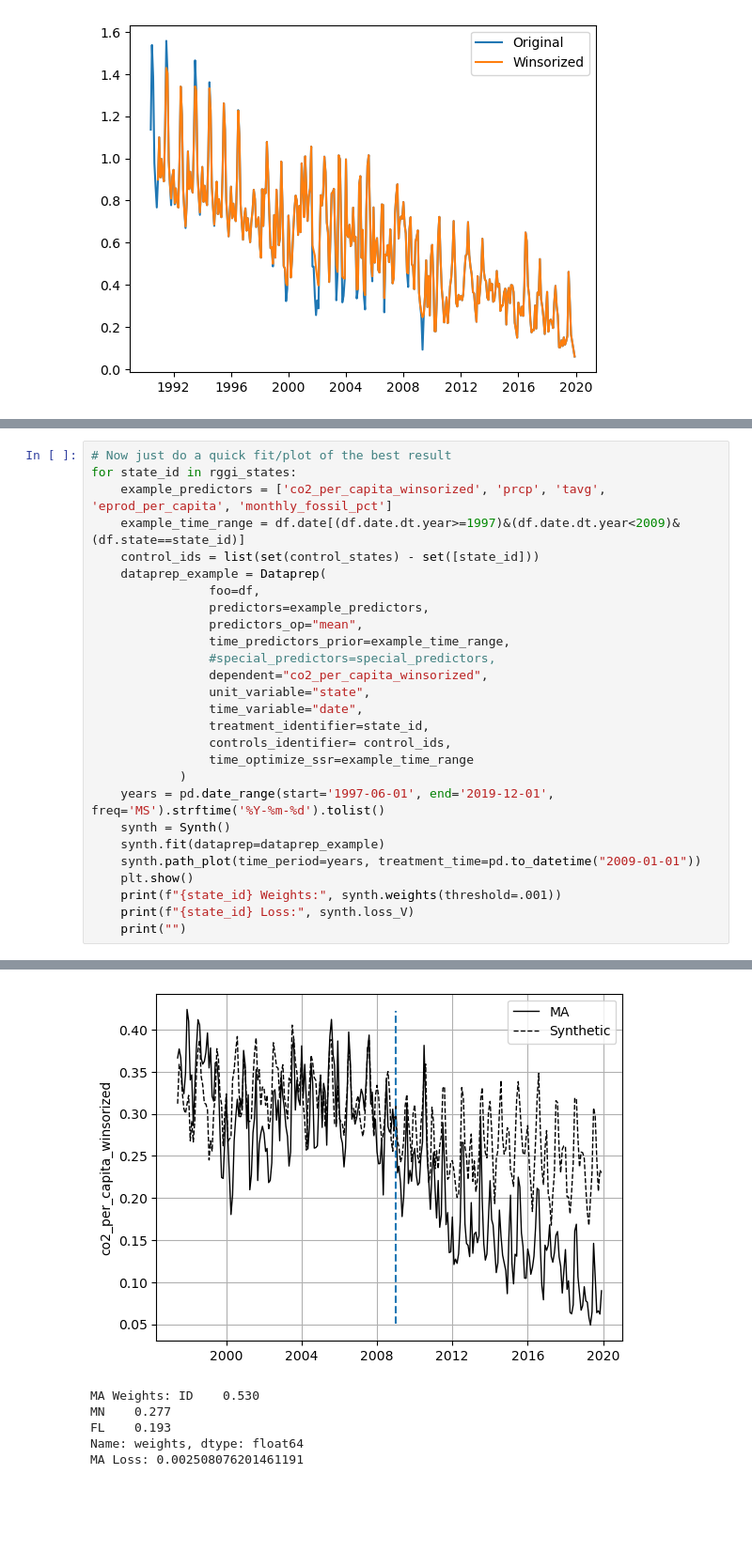
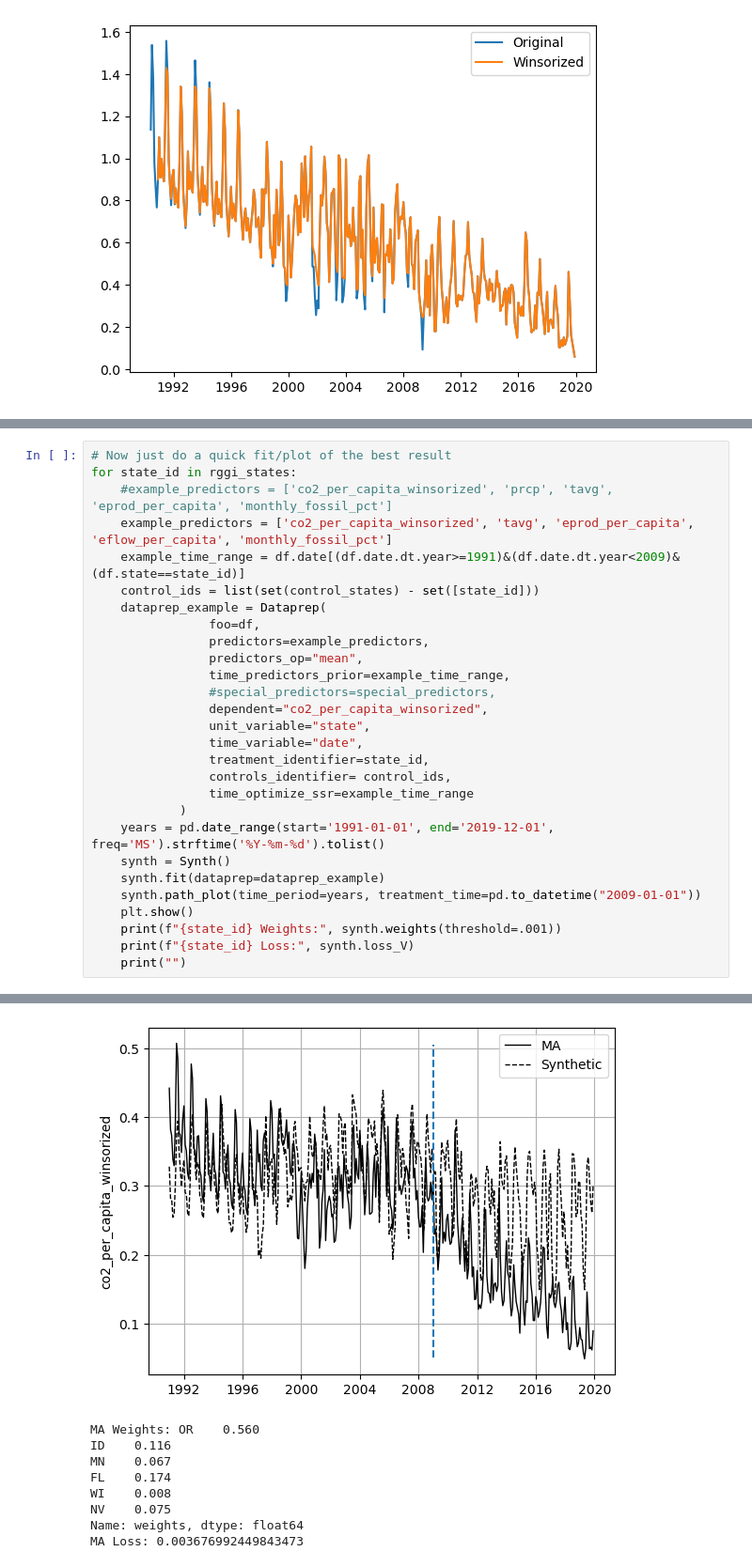
Before and after one commit to jableable/regulators, a Jupyter notebook: Models/Synthetic_Control/Josh/study_winsorization.ipynb, the cells around one changed output, grey strips where cells are left out. Shown at 94% size. Cells and saved outputs as stored; diff of their text form; blank space fills up the shorter version.

Commit message:
Fits to two different time ranges

```diff
--- a/Models/Synthetic_Control/Josh/study_winsorization.ipynb
+++ b/Models/Synthetic_Control/Josh/study_winsorization.ipynb
@@ -201,8 +194,9 @@ Parameters: 1
 # %%
 # Now just do a quick fit/plot of the best result
 for state_id in rggi_states:
-    example_predictors = ['co2_per_capita_winsorized', 'prcp', 'tavg', 'eprod_per_capita', 'monthly_fossil_pct']
-    example_time_range = df.date[(df.date.dt.year>=1997)&(df.date.dt.year<2009)&(df.state==state_id)]
+    #example_predictors = ['co2_per_capita_winsorized', 'prcp', 'tavg', 'eprod_per_capita', 'monthly_fossil_pct']
+    example_predictors = ['co2_per_capita_winsorized', 'tavg', 'eprod_per_capita', 'eflow_per_capita', 'monthly_fossil_pct']
+    example_time_range = df.date[(df.date.dt.year>=1991)&(df.date.dt.year<2009)&(df.state==state_id)]
     control_ids = list(set(control_states) - set([state_id]))
     dataprep_example = Dataprep(
                 foo=df,
@@ -217,7 +211,7 @@ for state_id in rggi_states:
                 controls_identifier= control_ids,
                 time_optimize_ssr=example_time_range
             )
-    years = pd.date_range(start='1997-06-01', end='2019-12-01', freq='MS').strftime('%Y-%m-%d').tolist()
+    years = pd.date_range(start='1991-01-01', end='2019-12-01', freq='MS').strftime('%Y-%m-%d').tolist()
     synth = Synth()
     synth.fit(dataprep=dataprep_example)
     synth.path_plot(time_period=years, treatment_time=pd.to_datetime("2009-01-01"))
@@ -260,6 +256,9 @@ MD Loss: 0.005919804073809979
-[figure, old version]
+[figure, new version]
-MA Weights: ID    0.530
-MN    0.277
-FL    0.193
+MA Weights: OR    0.560
+ID    0.116
+MN    0.067
+FL    0.174
+WI    0.008
+NV    0.075
 Name: weights, dtype: float64
-MA Loss: 0.002508076201461191
+MA Loss: 0.003676992449843473
```
Also changed, not shown: parts of 6 cells of this notebook.
